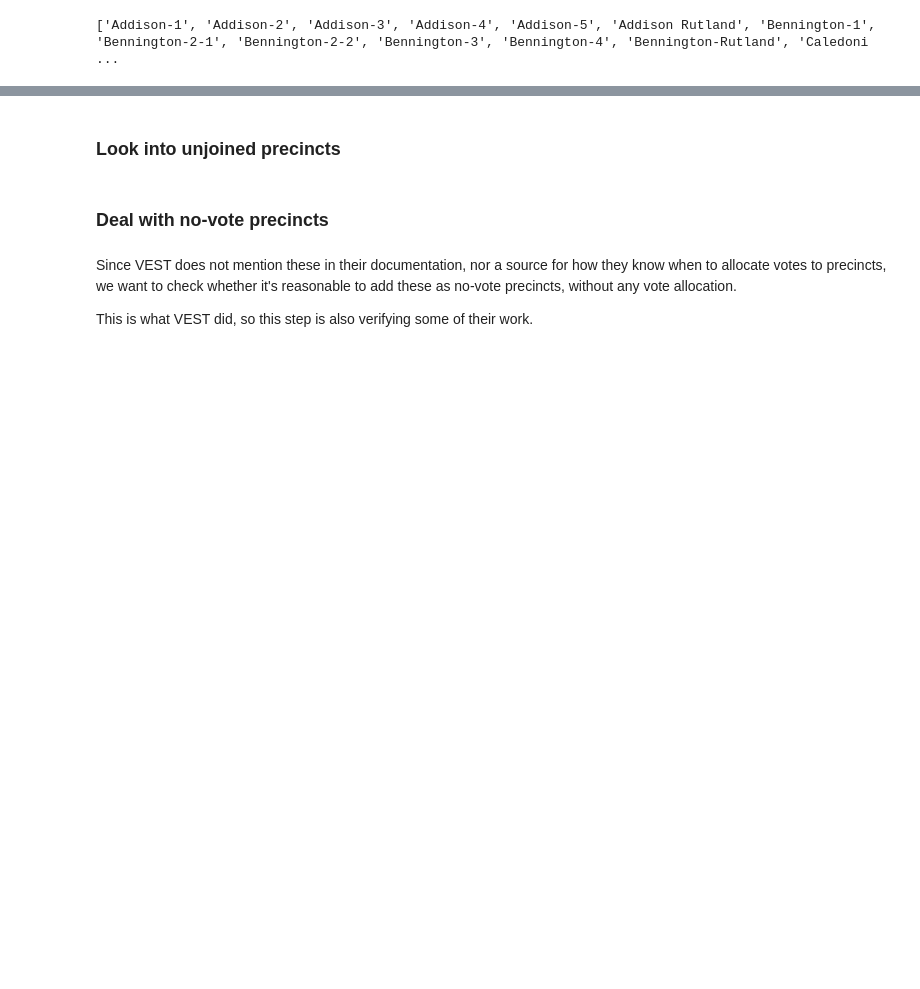
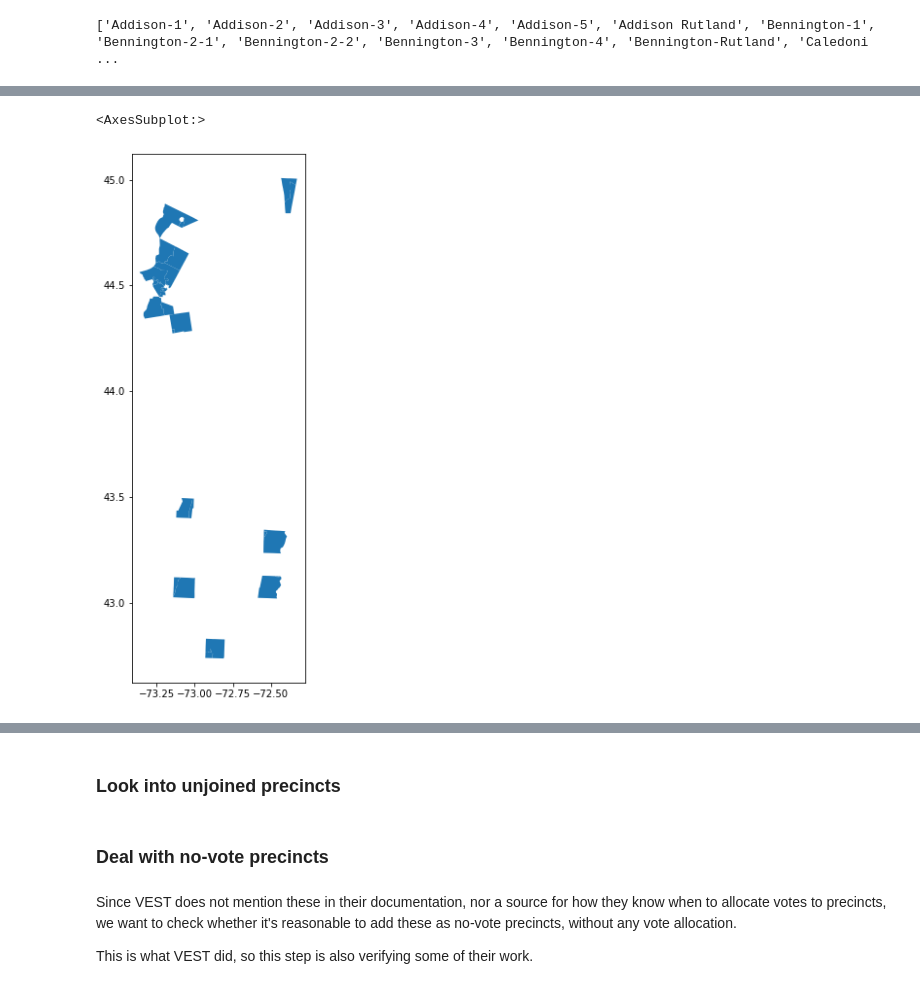
Before and after one commit to nonpartisan-redistricting-datahub/pdv-vt, a Jupyter notebook: vest-vt-2020/vest-vt-2020-validation.ipynb, the cells around one changed output, grey strips where cells are left out. Drawn from its saved outputs; the diff is of its cells as text; code cells hidden in the pictures; blank space fills up the shorter version.

```diff
--- a/vest-vt-2020/vest-vt-2020-validation.ipynb
+++ b/vest-vt-2020/vest-vt-2020-validation.ipynb
@@ -394,10 +392,10 @@ All other races are equal
 # %% [markdown]
 #### Add empty precincts to the dataframe (will allocate votes afterwards)
 # %%
-new_df = pd.DataFrame([["Averill","",    0,0,0,0,0,0,0,0,0,0,0,0,0,0,0,0,0,0,0,0,0,0,0,0,0,0,0,0,0,0,0,0,0,0,0,0,0,0,0,0,0,0,0,0,0,0,0,0,0],
-                       ["Buels Gore","", 0,0,0,0,0,0,0,0,0,0,0,0,0,0,0,0,0,0,0,0,0,0,0,0,0,0,0,0,0,0,0,0,0,0,0,0,0,0,0,0,0,0,0,0,0,0,0,0,0],
-                       ["Ferdinand","",  0,0,0,0,0,0,0,0,0,0,0,0,0,0,0,0,0,0,0,0,0,0,0,0,0,0,0,0,0,0,0,0,0,0,0,0,0,0,0,0,0,0,0,0,0,0,0,0,0],
-                       ["Glastenbury","",0,0,0,0,0,0,0,0,0,0,0,0,0,0,0,0,0,0,0,0,0,0,0,0,0,0,0,0,0,0,0,0,0,0,0,0,0,0,0,0,0,0,0,0,0,0,0,0,0]]
+new_df = pd.DataFrame([["Averill","",    0,0,0,0,0,0,0,0,0,0,0,0,0,0,0,0,0,0,0,0,0,0,0,0,0,0,0,0,0,0,0,0,0,0,0,0,0,0,0,0,0,0,0,0,0,0,0,0],
+                       ["Buels Gore","", 0,0,0,0,0,0,0,0,0,0,0,0,0,0,0,0,0,0,0,0,0,0,0,0,0,0,0,0,0,0,0,0,0,0,0,0,0,0,0,0,0,0,0,0,0,0,0,0],
+                       ["Ferdinand","",  0,0,0,0,0,0,0,0,0,0,0,0,0,0,0,0,0,0,0,0,0,0,0,0,0,0,0,0,0,0,0,0,0,0,0,0,0,0,0,0,0,0,0,0,0,0,0,0],
+                       ["Glastenbury","",0,0,0,0,0,0,0,0,0,0,0,0,0,0,0,0,0,0,0,0,0,0,0,0,0,0,0,0,0,0,0,0,0,0,0,0,0,0,0,0,0,0,0,0,0,0,0,0]]
                       ,columns=frame.columns)
 frame = frame.append(new_df)
 frame.reset_index(inplace=True,drop=True)
@@ -654,0 +676,9 @@ Name: _merge, dtype: int64
+# %%
+new_df = pd.DataFrame([["Somerset","",    0,0,0,0,0,0,0,0,0,0,0,0,0,0,0,0,0,0,0,0,0,0,0,0,0,0,0,0,0,0,0,0,0,0,0,0,0,0,0,0,0,0,0,0,0,0,0,0,"Somerset"],
+                       ["Avery's Gore","", 0,0,0,0,0,0,0,0,0,0,0,0,0,0,0,0,0,0,0,0,0,0,0,0,0,0,0,0,0,0,0,0,0,0,0,0,0,0,0,0,0,0,0,0,0,0,0,0,"Avery's Gore"],
+                       ["Lewis","",  0,0,0,0,0,0,0,0,0,0,0,0,0,0,0,0,0,0,0,0,0,0,0,0,0,0,0,0,0,0,0,0,0,0,0,0,0,0,0,0,0,0,0,0,0,0,0,0,"Lewis"],
+                       ["Warren's Gore","",0,0,0,0,0,0,0,0,0,0,0,0,0,0,0,0,0,0,0,0,0,0,0,0,0,0,0,0,0,0,0,0,0,0,0,0,0,0,0,0,0,0,0,0,0,0,0,0,"Warren's Gore"],
+                       ["Warner's Grant","",0,0,0,0,0,0,0,0,0,0,0,0,0,0,0,0,0,0,0,0,0,0,0,0,0,0,0,0,0,0,0,0,0,0,0,0,0,0,0,0,0,0,0,0,0,0,0,0,"Warner's Grant"],]
+                      ,columns=frame.columns)
+frame = frame.append(new_df)
+frame.reset_index(inplace=True,drop=True)
@@ -896,4 +925,2 @@ Index(['NAME20', 'NAME20_1', 'G20TREDPEA', 'G20TRERBRA', 'G20TREIWRI',
 # %%
 full_shapefiles_census["join_col"]=full_shapefiles_census["NAMELSAD"]
-frame["NAME20_1"]=frame["NAME20_1"].fillna("")
-frame["join_col"]=frame["NAME20"]+"-"+frame["NAME20_1"].astype(str)
@@ -1187,0 +1254,8 @@ print(list(state_distr["NAME"]))
+# %%
+#Shapefiles
+
+unjoined_shapes = source_join[source_join["_merge"]=="right_only"]["join_col"]
+unjoined_elec = source_join[source_join["_merge"]=="left_only"]["join_col"]
+
+possible_shape_merges = full_shapefiles_census[full_shapefiles_census["join_col"].isin(unjoined_shapes)]
+vest_elec_leftovers = vest_vt_20[vest_vt_20["join_col"].isin(unjoined_elec)]
@@ -1187,0 +1278,5 @@ print(list(state_distr["NAME"]))
+# %%
+vest_elec_leftovers.plot(figsize=(10,10))
+# %% [output]
+<AxesSubplot:>
+[figure, added]
```
Also changed, not shown: parts of 50 cells of this notebook.
